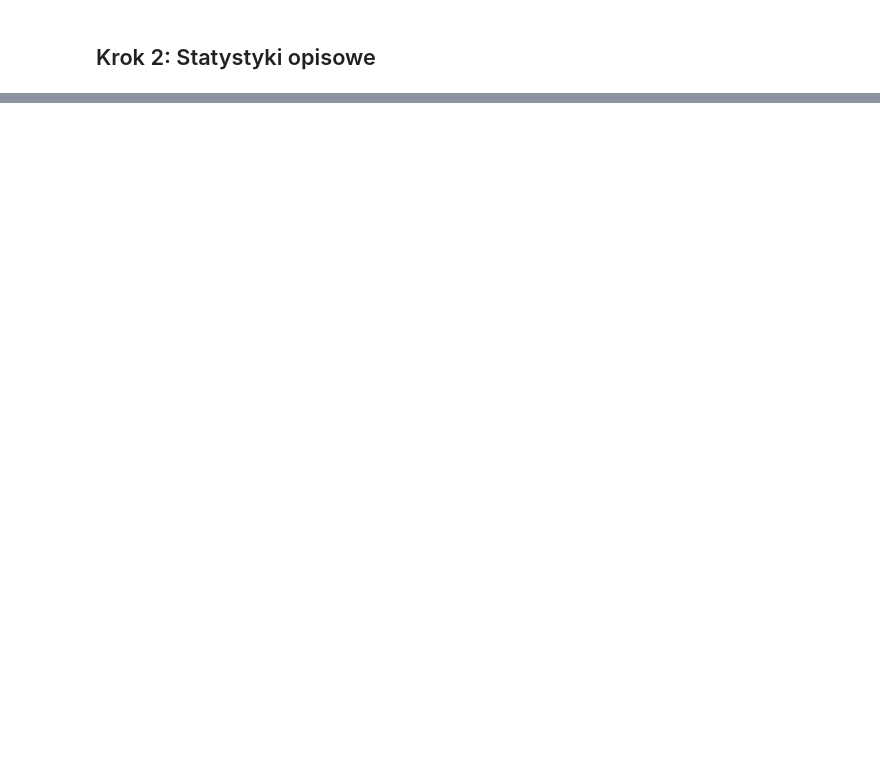
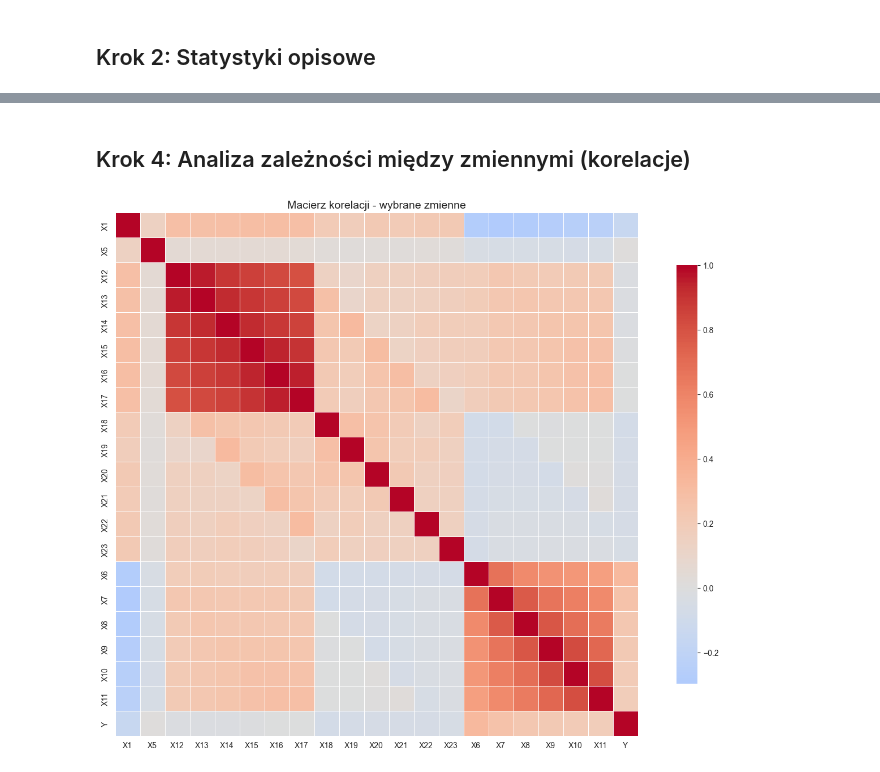
Before and after one commit to dawid200272/Eiwd_projekt, a Jupyter notebook: notebooks/EDA_analysis.ipynb, the cells around one changed output, grey strips where cells are left out. Cells and saved outputs as stored; diff of their text form; code cells hidden in the pictures; blank space fills up the shorter version.

```diff
--- a/notebooks/EDA_analysis.ipynb
+++ b/notebooks/EDA_analysis.ipynb
@@ -172,0 +431,18 @@ numeric_stat
+# %% [markdown]
+## Krok 4: Analiza zależności między zmiennymi (korelacje)
+# %%
+# Macierz korelacji dla wybranych zmiennych
+selected_for_corr = numeric_cols + payment_history_features + ["Y"]
+
+corr_matrix = data[selected_for_corr].corr()
+
+# %%
+# Heatmapa korelacji
+plt.figure(figsize=(14, 10))
+sns.heatmap(corr_matrix, annot=False, cmap='coolwarm', center=0,
+            square=True, linewidths=0.5, cbar_kws={"shrink": 0.8})
+plt.title('Macierz korelacji - wybrane zmienne', fontsize=14)
+plt.tight_layout()
+plt.show()
+# %% [output]
+[figure, added]
```
Also changed, not shown: parts of 31 cells of this notebook.
